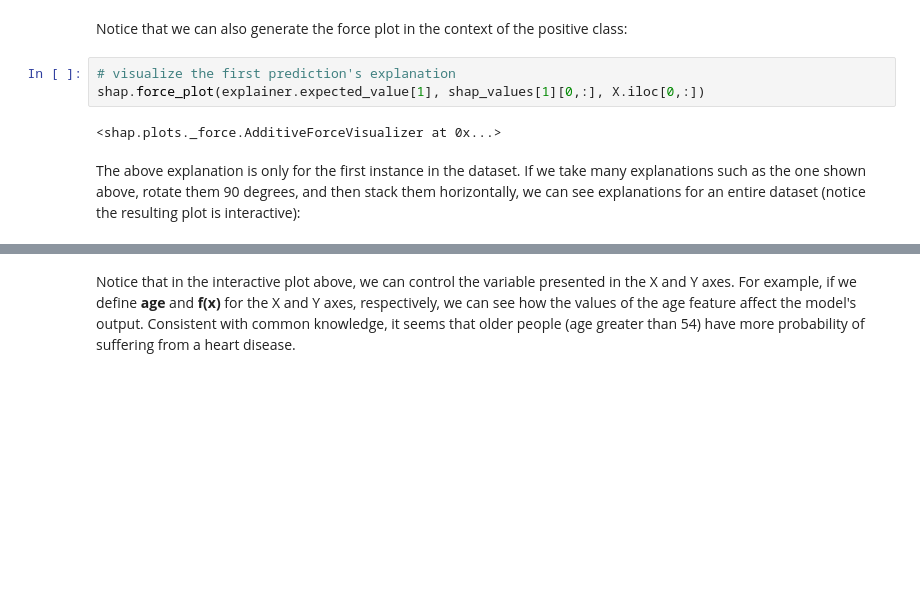
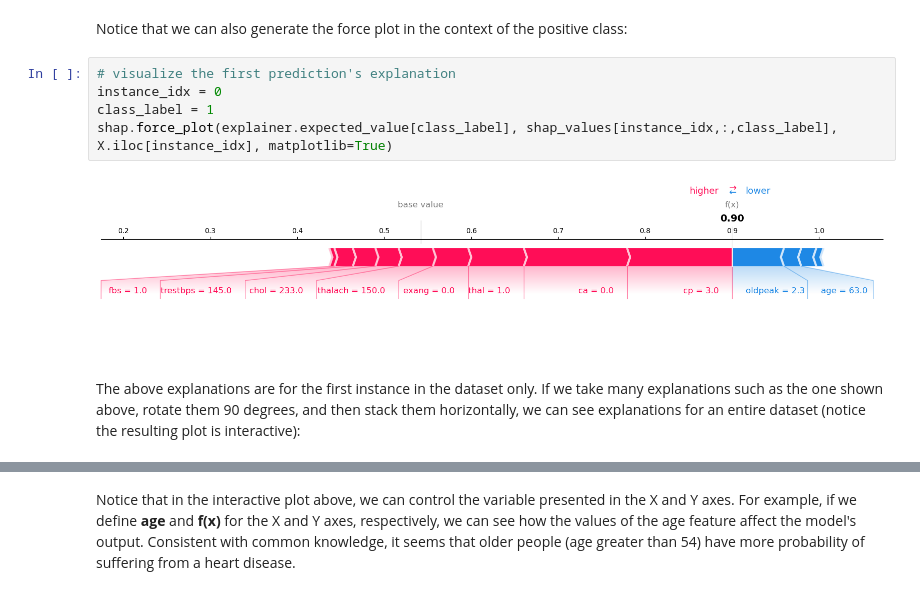
Before and after one commit to AILAB-CEFET-RJ/cic1205, a Jupyter notebook: notebooks/shap_values_tutorial-2.ipynb, the cells around one changed output, grey strips where cells are left out. Cells and saved outputs as stored; diff of their text form; blank space fills up the shorter version.

```diff
--- a/notebooks/shap_values_tutorial-2.ipynb
+++ b/notebooks/shap_values_tutorial-2.ipynb
@@ -251,10 +280,12 @@ The above explanation shows features each contributing to push the model output
 Notice that we can also generate the force plot in the context of the positive class:
 # %%
 # visualize the first prediction's explanation
-shap.force_plot(explainer.expected_value[1], shap_values[1][0,:], X.iloc[0,:])
+instance_idx = 0
+class_label = 1
+shap.force_plot(explainer.expected_value[class_label], shap_values[instance_idx,:,class_label], X.iloc[instance_idx], matplotlib=True)
 # %% [output]
-<shap.plots._force.AdditiveForceVisualizer at 0x...>
+[figure, added]
 # %% [markdown]
-The above explanation is only for the first instance in the dataset. If we take many explanations such as the one shown above, rotate them 90 degrees, and then stack them horizontally, we can see explanations for an entire dataset (notice the resulting plot is interactive):
+The above explanations are for the first instance in the dataset only. If we take many explanations such as the one shown above, rotate them 90 degrees, and then stack them horizontally, we can see explanations for an entire dataset (notice the resulting plot is interactive):
 # %%
 # visualize the training set predictions
```
Also changed, not shown: parts of 18 cells of this notebook, 1 other file.
